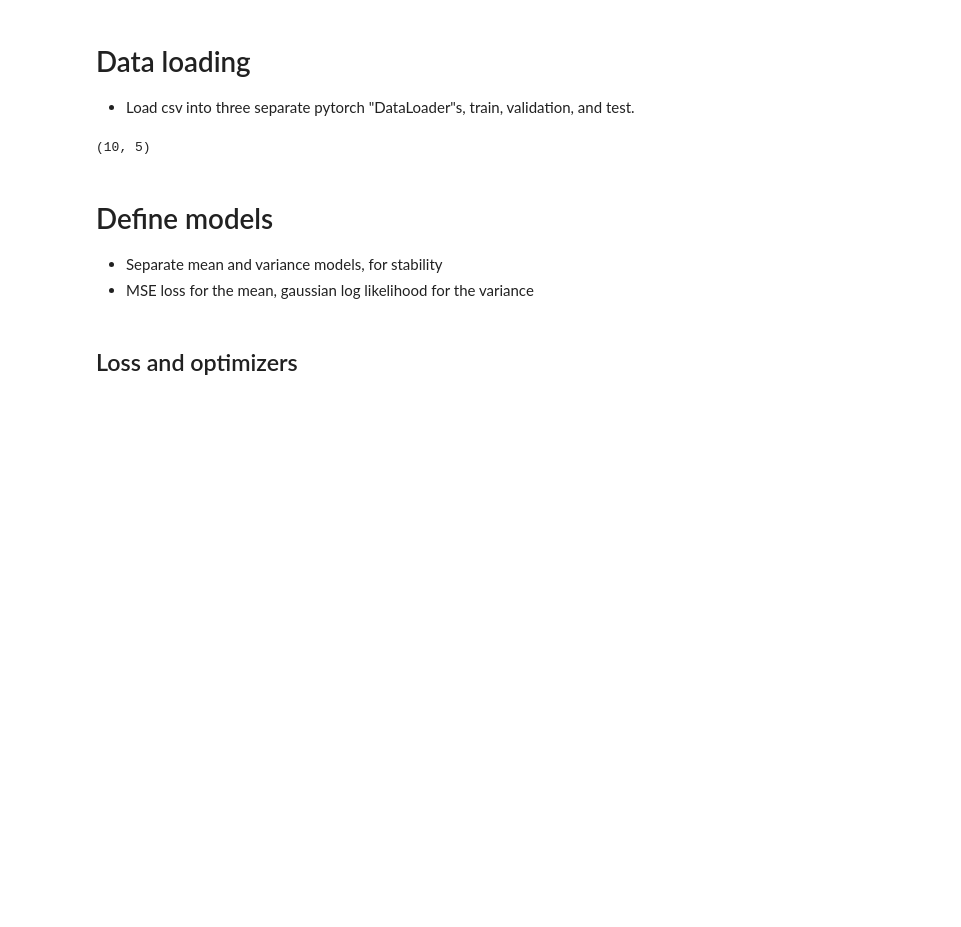
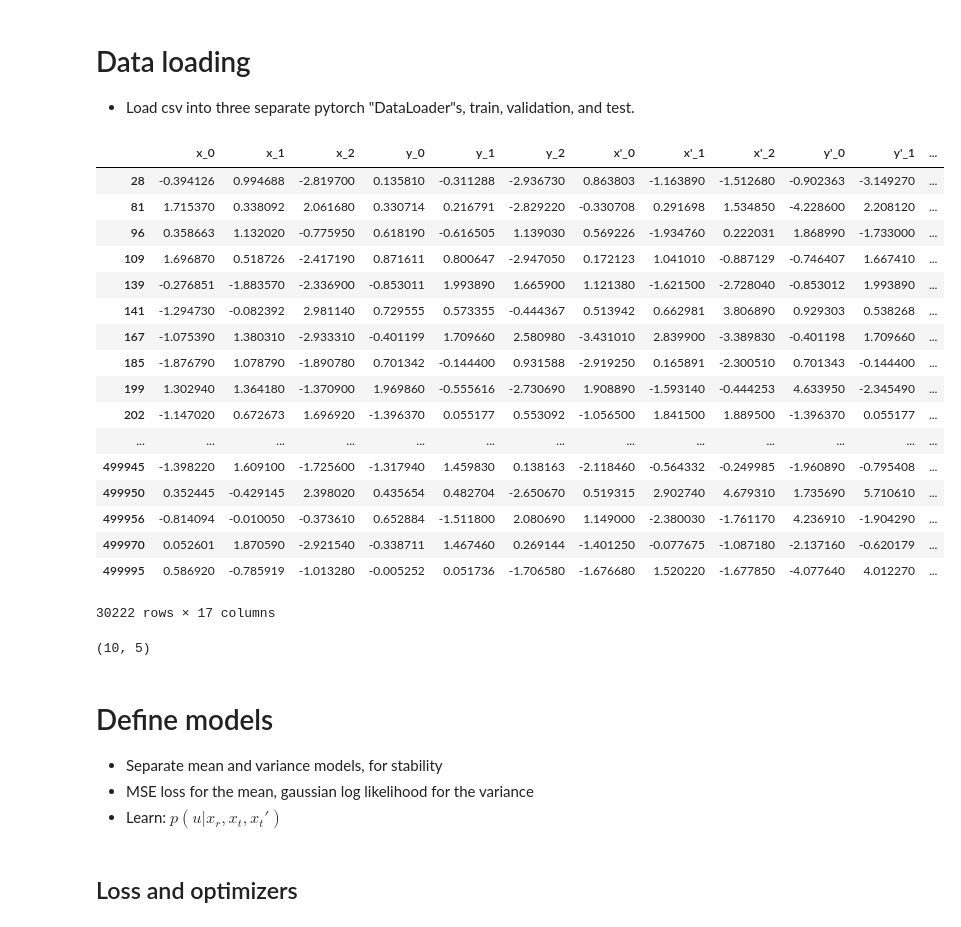
Before and after one commit to JoshuaHaustein/oracle_server, a Jupyter notebook: oracle_real.ipynb, the cells around one changed output. Saved outputs shown, nothing was run; the diff lists cells and outputs as text; code cells hidden in the pictures; blank space fills up the shorter version.

```diff
--- a/oracle_real.ipynb
+++ b/oracle_real.ipynb
@@ -79,6 +79,27 @@ def get_dataloader(dataset, batch_size=32):
 dataloader_train = get_dataloader(dataset_train)
 dataloader_val = get_dataloader(dataset_val, batch_size=128)
 dataloader_test = get_dataloader(dataset_test, batch_size=128)
+# %%
+dataset_
+# %% [output]
+|  | x_0 | x_1 | x_2 | y_0 | y_1 | y_2 | x'_0 | x'_1 | x'_2 | y'_0 | y'_1 | ... |
+| 28 | -0.394126 | 0.994688 | -2.819700 | 0.135810 | -0.311288 | -2.936730 | 0.863803 | -1.163890 | -1.512680 | -0.902363 | -3.149270 | ... |
+| 81 | 1.715370 | 0.338092 | 2.061680 | 0.330714 | 0.216791 | -2.829220 | -0.330708 | 0.291698 | 1.534850 | -4.228600 | 2.208120 | ... |
+| 96 | 0.358663 | 1.132020 | -0.775950 | 0.618190 | -0.616505 | 1.139030 | 0.569226 | -1.934760 | 0.222031 | 1.868990 | -1.733000 | ... |
+| 109 | 1.696870 | 0.518726 | -2.417190 | 0.871611 | 0.800647 | -2.947050 | 0.172123 | 1.041010 | -0.887129 | -0.746407 | 1.667410 | ... |
+| 139 | -0.276851 | -1.883570 | -2.336900 | -0.853011 | 1.993890 | 1.665900 | 1.121380 | -1.621500 | -2.728040 | -0.853012 | 1.993890 | ... |
+| 141 | -1.294730 | -0.082392 | 2.981140 | 0.729555 | 0.573355 | -0.444367 | 0.513942 | 0.662981 | 3.806890 | 0.929303 | 0.538268 | ... |
+| 167 | -1.075390 | 1.380310 | -2.933310 | -0.401199 | 1.709660 | 2.580980 | -3.431010 | 2.839900 | -3.389830 | -0.401198 | 1.709660 | ... |
+| 185 | -1.876790 | 1.078790 | -1.890780 | 0.701342 | -0.144400 | 0.931588 | -2.919250 | 0.165891 | -2.300510 | 0.701343 | -0.144400 | ... |
+| 199 | 1.302940 | 1.364180 | -1.370900 | 1.969860 | -0.555616 | -2.730690 | 1.908890 | -1.593140 | -0.444253 | 4.633950 | -2.345490 | ... |
+| 202 | -1.147020 | 0.672673 | 1.696920 | -1.396370 | 0.055177 | 0.553092 | -1.056500 | 1.841500 | 1.889500 | -1.396370 | 0.055177 | ... |
+| ... | ... | ... | ... | ... | ... | ... | ... | ... | ... | ... | ... | ... |
+| 499945 | -1.398220 | 1.609100 | -1.725600 | -1.317940 | 1.459830 | 0.138163 | -2.118460 | -0.564332 | -0.249985 | -1.960890 | -0.795408 | ... |
+| 499950 | 0.352445 | -0.429145 | 2.398020 | 0.435654 | 0.482704 | -2.650670 | 0.519315 | 2.902740 | 4.679310 | 1.735690 | 5.710610 | ... |
+| 499956 | -0.814094 | -0.010050 | -0.373610 | 0.652884 | -1.511800 | 2.080690 | 1.149000 | -2.380030 | -1.761170 | 4.236910 | -1.904290 | ... |
+| 499970 | 0.052601 | 1.870590 | -2.921540 | -0.338711 | 1.467460 | 0.269144 | -1.401250 | -0.077675 | -1.087180 | -2.137160 | -0.620179 | ... |
+| 499995 | 0.586920 | -0.785919 | -1.013280 | -0.005252 | 0.051736 | -1.706580 | -1.676680 | 1.520220 | -1.677850 | -4.077640 | 4.012270 | ... |
+30222 rows × 17 columns
 # %%
 # redo same step to get input/output dimensions
 X = dataset[[name for name in dataset.columns if not name.startswith('u')]]
@@ -92,6 +113,7 @@ x_size, y_size
 # Define models
 - Separate mean and variance models, for stability
 - MSE loss for the mean, gaussian log likelihood for the variance
+- Learn: $p(u|x_r, x_t, x_t')$
 # %%
 def n_fn(k):
     return int(k * (1 + k) / 2)
```
Also changed, not shown: parts of 25 cells of this notebook, 2 other files.
